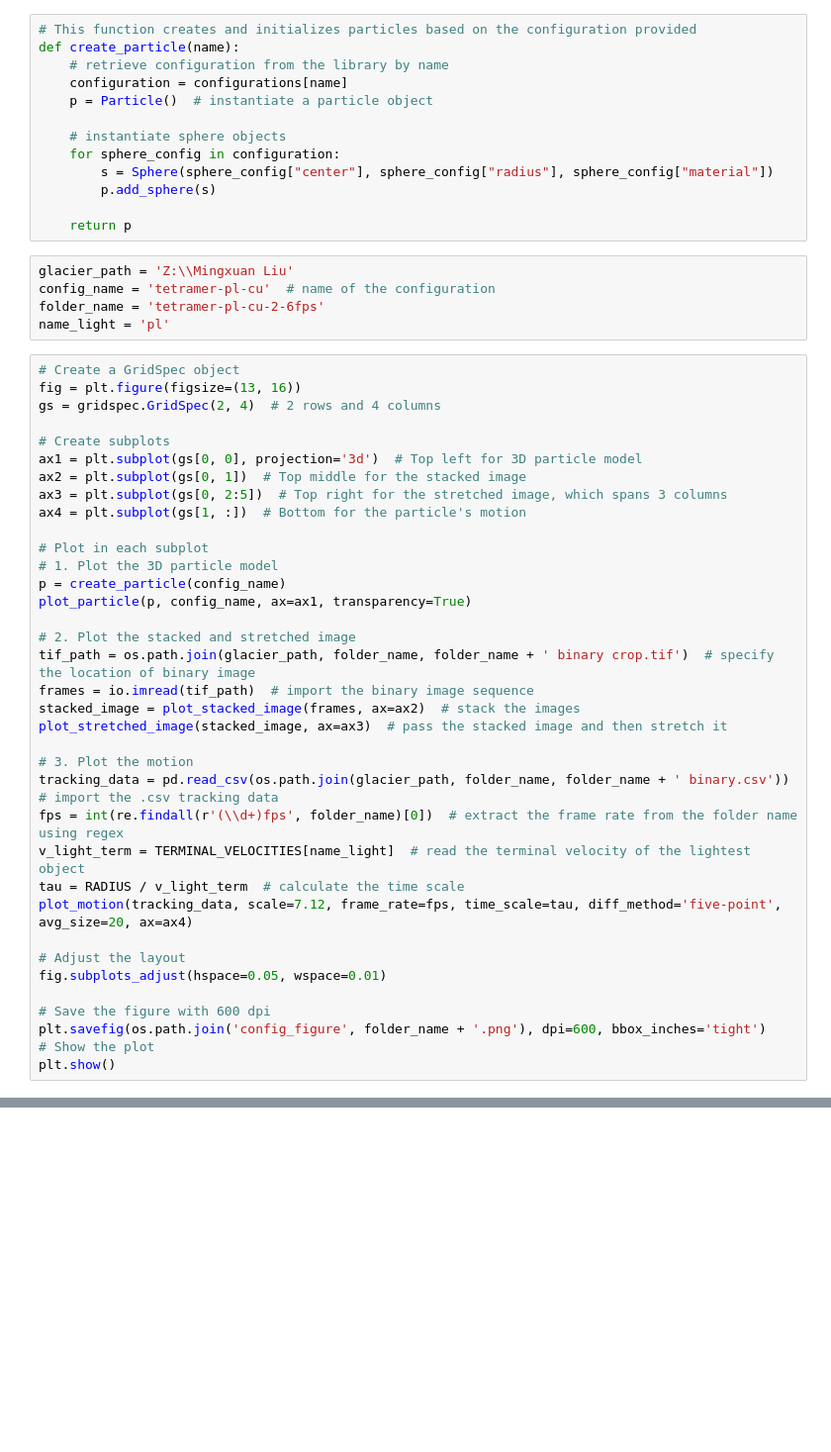
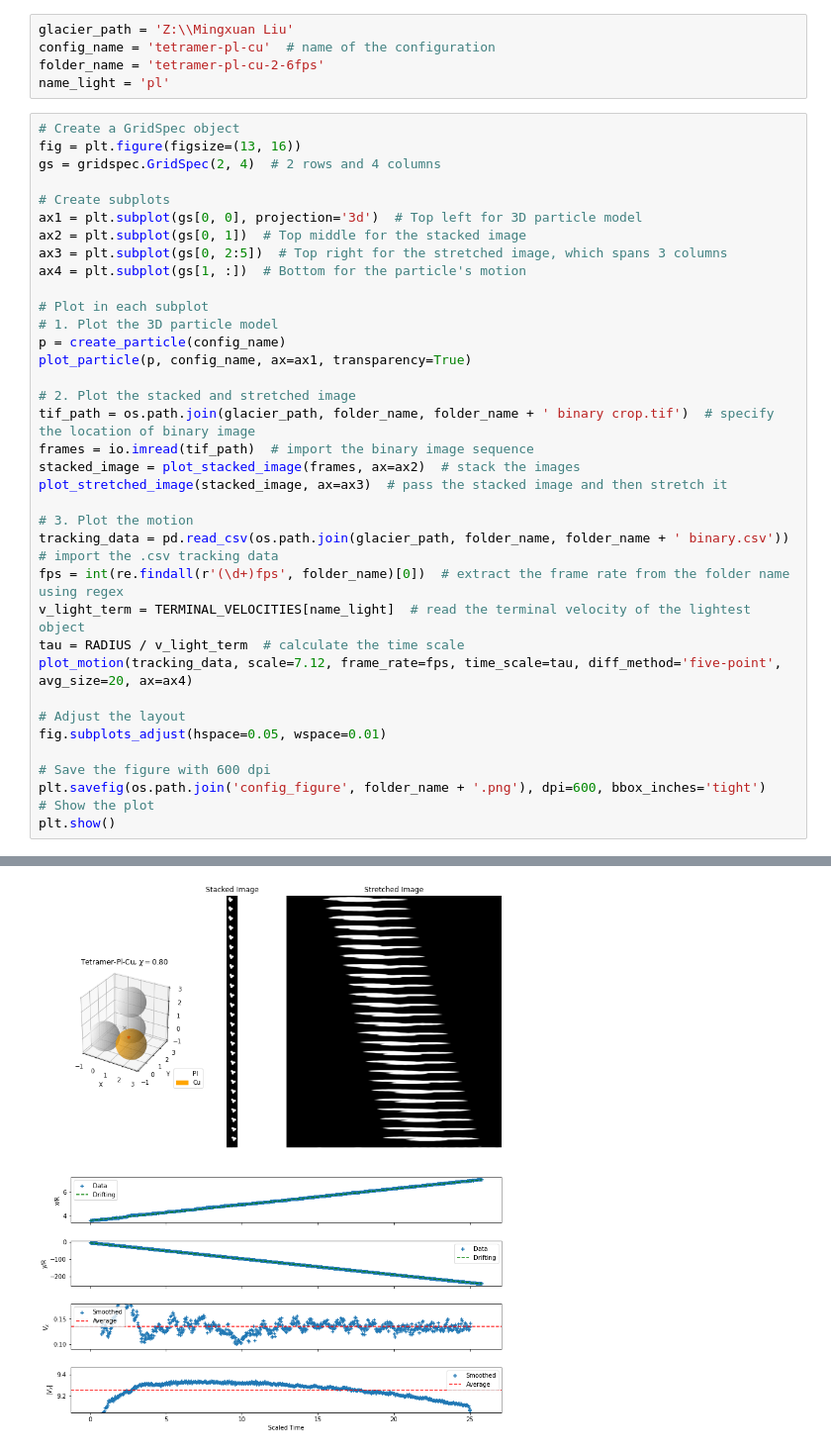
Before and after one commit to Mingxuan-Liu/Sedimentation-Analysis, a Jupyter notebook: plot_chiral_results.ipynb, the cells around one changed output, grey strips where cells are left out. Shown at 99% size. Saved outputs shown, nothing was run; the diff lists cells and outputs as text; blank space fills up the shorter version.

Commit message:
fixed a regex bug

```diff
--- a/plot_chiral_results.ipynb
+++ b/plot_chiral_results.ipynb
@@ -11,19 +11,6 @@ import json  # import the library that stores the particle configurations
 
 with open('particle_configurations.json') as f:
     configurations = json.load(f)
-# %%
-# This function creates and initializes particles based on the configuration provided
-def create_particle(name):
-    # retrieve configuration from the library by name
-    configuration = configurations[name]
-    p = Particle()  # instantiate a particle object
-
-    # instantiate sphere objects
-    for sphere_config in configuration:
-        s = Sphere(sphere_config["center"], sphere_config["radius"], sphere_config["material"])
-        p.add_sphere(s)
-
-    return p
 # %%
 glacier_path = 'Z:\\Mingxuan Liu'
 config_name = 'tetramer-pl-cu'  # name of the configuration
@@ -53,7 +40,7 @@ plot_stretched_image(stacked_image, ax=ax3)  # pass the stacked image and then s
 
 # 3. Plot the motion
 tracking_data = pd.read_csv(os.path.join(glacier_path, folder_name, folder_name + ' binary.csv'))  # import the .csv tracking data
-fps = int(re.findall(r'(\\d+)fps', folder_name)[0])  # extract the frame rate from the folder name using regex
+fps = int(re.findall(r'(\d+)fps', folder_name)[0])  # extract the frame rate from the folder name using regex
 v_light_term = TERMINAL_VELOCITIES[name_light]  # read the terminal velocity of the lightest object
 tau = RADIUS / v_light_term  # calculate the time scale
 plot_motion(tracking_data, scale=7.12, frame_rate=fps, time_scale=tau, diff_method='five-point', avg_size=20, ax=ax4)
@@ -65,3 +52,4 @@ fig.subplots_adjust(hspace=0.05, wspace=0.01)
 plt.savefig(os.path.join('config_figure', folder_name + '.png'), dpi=600, bbox_inches='tight')
 # Show the plot
 plt.show()
+# %% [output]
@@ -67,0 +57 @@ plt.show()
+[figure, added]
```
Also changed, not shown: parts of 2 cells of this notebook, 2 other files.
